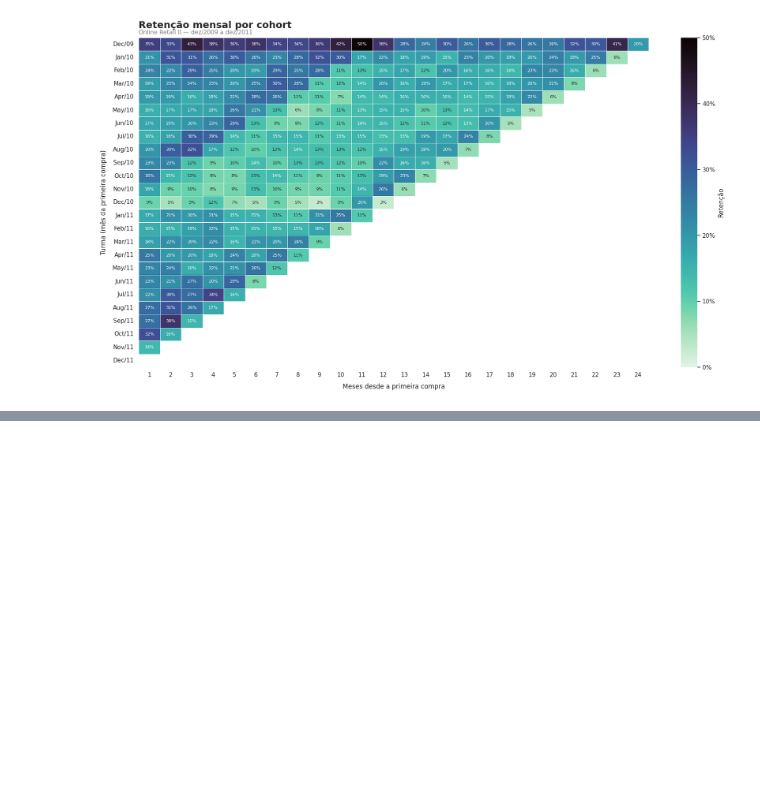
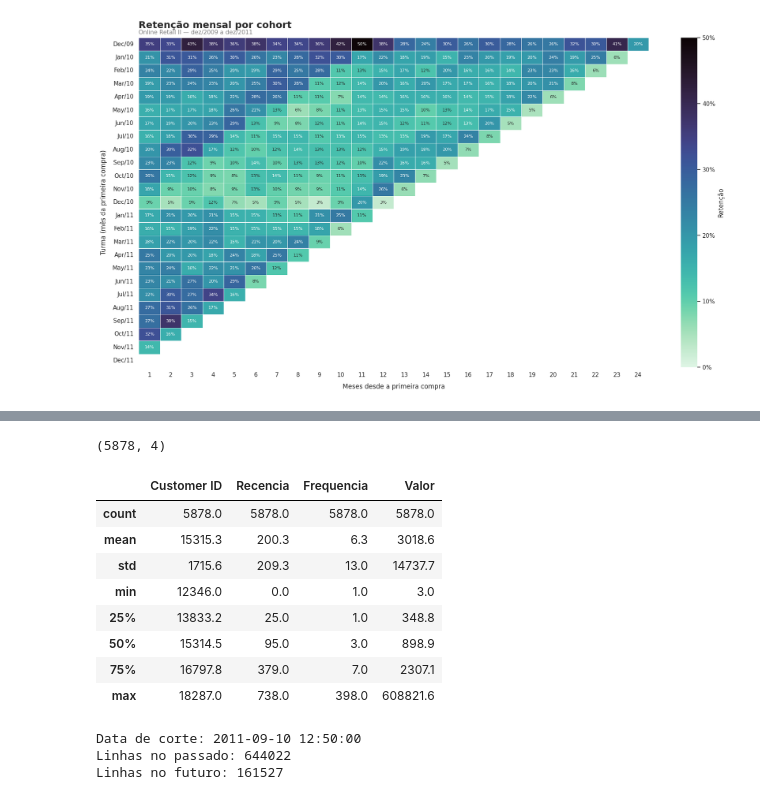
Before and after one commit to Victor-Castrol/projeto-2-cohort-churn, a Jupyter notebook: 01_exploracao.ipynb, the cells around one changed output, grey strips where cells are left out. Cells and saved outputs as stored; diff of their text form; code cells hidden in the pictures; blank space fills up the shorter version.

```diff
--- a/01_exploracao.ipynb
+++ b/01_exploracao.ipynb
@@ -221,3 +220,15 @@ plt.savefig('heatmap_retencao.png', dpi=150, bbox_inches='tight')
 plt.show()
 # %% [output]
 [figure]
+# %%
+df_limpo['Receita'] = df_limpo['Quantity'] * df_limpo['Price']
+# %%
+data_referencia = df_limpo['InvoiceDate'].max()
+
+rfm = df_limpo.groupby('Customer ID').agg(
+    Recencia=('InvoiceDate', lambda x: (data_referencia - x.max()).days),
+    Frequencia=('Invoice', 'nunique'),
+    Valor=('Receita', 'sum')
+).reset_index()
+
+rfm.head()
@@ -223,0 +242,29 @@ plt.show()
+# %%
+rfm.shape
+# %% [output]
+(5878, 4)
+# %%
+rfm.describe().round(1)
+# %% [output]
+|  | Customer ID | Recencia | Frequencia | Valor |
+| count | 5878.0 | 5878.0 | 5878.0 | 5878.0 |
+| mean | 15315.3 | 200.3 | 6.3 | 3018.6 |
+| std | 1715.6 | 209.3 | 13.0 | 14737.7 |
+| min | 12346.0 | 0.0 | 1.0 | 3.0 |
+| 25% | 13833.2 | 25.0 | 1.0 | 348.8 |
+| 50% | 15314.5 | 95.0 | 3.0 | 898.9 |
+| 75% | 16797.8 | 379.0 | 7.0 | 2307.1 |
+| max | 18287.0 | 738.0 | 398.0 | 608821.6 |
+# %%
+data_corte = df_limpo['InvoiceDate'].max() - pd.Timedelta(days=90)
+
+df_passado = df_limpo[df_limpo['InvoiceDate'] <= data_corte]
+df_futuro = df_limpo[df_limpo['InvoiceDate'] > data_corte]
+
+print('Data de corte:', data_corte)
+print('Linhas no passado:', df_passado.shape[0])
+print('Linhas no futuro:', df_futuro.shape[0])
+# %% [output]
+Data de corte: 2011-09-10 12:50:00
+Linhas no passado: 644022
+Linhas no futuro: 161527
```
Also changed, not shown: parts of 6 cells of this notebook.
